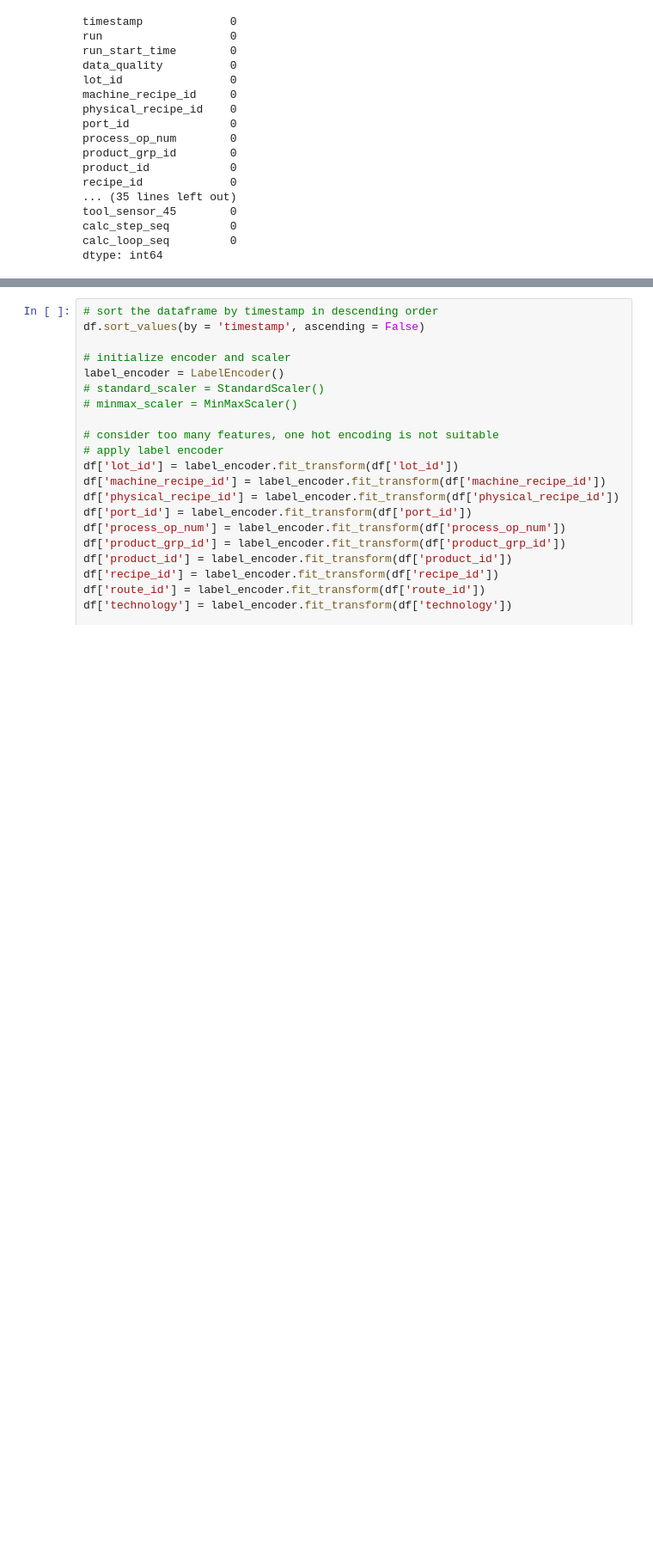
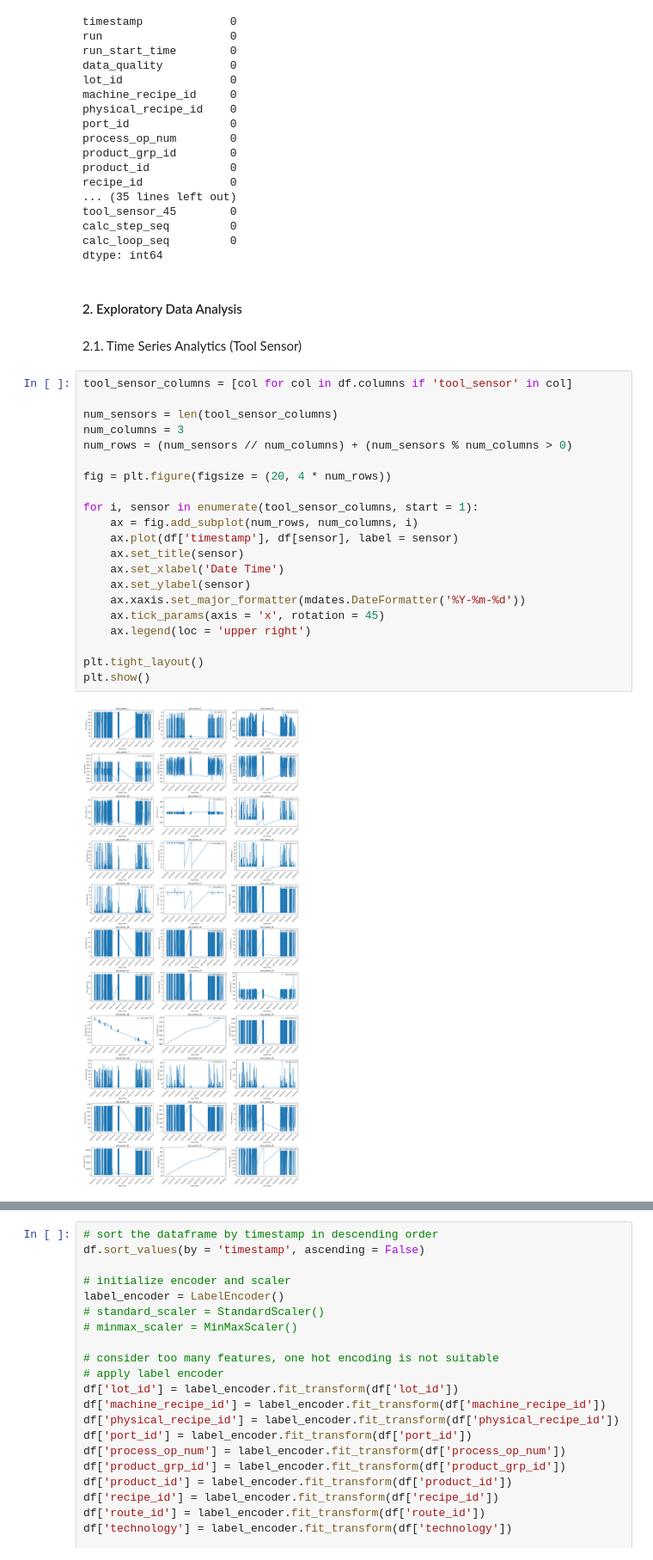
Before and after one commit to christopher192/machine-learning-project, a Jupyter notebook: tool-sensor-anomaly-detection/tool-sensor-anomaly-detection.ipynb, the cells around one changed output, grey strips where cells are left out. Shown at 86% size. Saved outputs shown, nothing was run; the diff lists cells and outputs as text; blank space fills up the shorter version.

```diff
--- a/tool-sensor-anomaly-detection/tool-sensor-anomaly-detection.ipynb
+++ b/tool-sensor-anomaly-detection/tool-sensor-anomaly-detection.ipynb
@@ -232,3 +234,30 @@ tool_sensor_45        0
 calc_step_seq         0
 calc_loop_seq         0
 dtype: int64
+# %% [markdown]
+#### 2. Exploratory Data Analysis
+# %% [markdown]
+2.1. Time Series Analytics (Tool Sensor)
+# %%
+tool_sensor_columns = [col for col in df.columns if 'tool_sensor' in col]
+
+num_sensors = len(tool_sensor_columns)
+num_columns = 3
+num_rows = (num_sensors // num_columns) + (num_sensors % num_columns > 0)
+
+fig = plt.figure(figsize = (20, 4 * num_rows))
+
+for i, sensor in enumerate(tool_sensor_columns, start = 1):
+    ax = fig.add_subplot(num_rows, num_columns, i)
+    ax.plot(df['timestamp'], df[sensor], label = sensor)
+    ax.set_title(sensor)
+    ax.set_xlabel('Date Time')
+    ax.set_ylabel(sensor)
+    ax.xaxis.set_major_formatter(mdates.DateFormatter('%Y-%m-%d'))
+    ax.tick_params(axis = 'x', rotation = 45)
+    ax.legend(loc = 'upper right')
+
+plt.tight_layout()
+plt.show()
+# %% [output]
+[figure, added]
```
Also changed, not shown: parts of 10 cells of this notebook, 3 other files.
